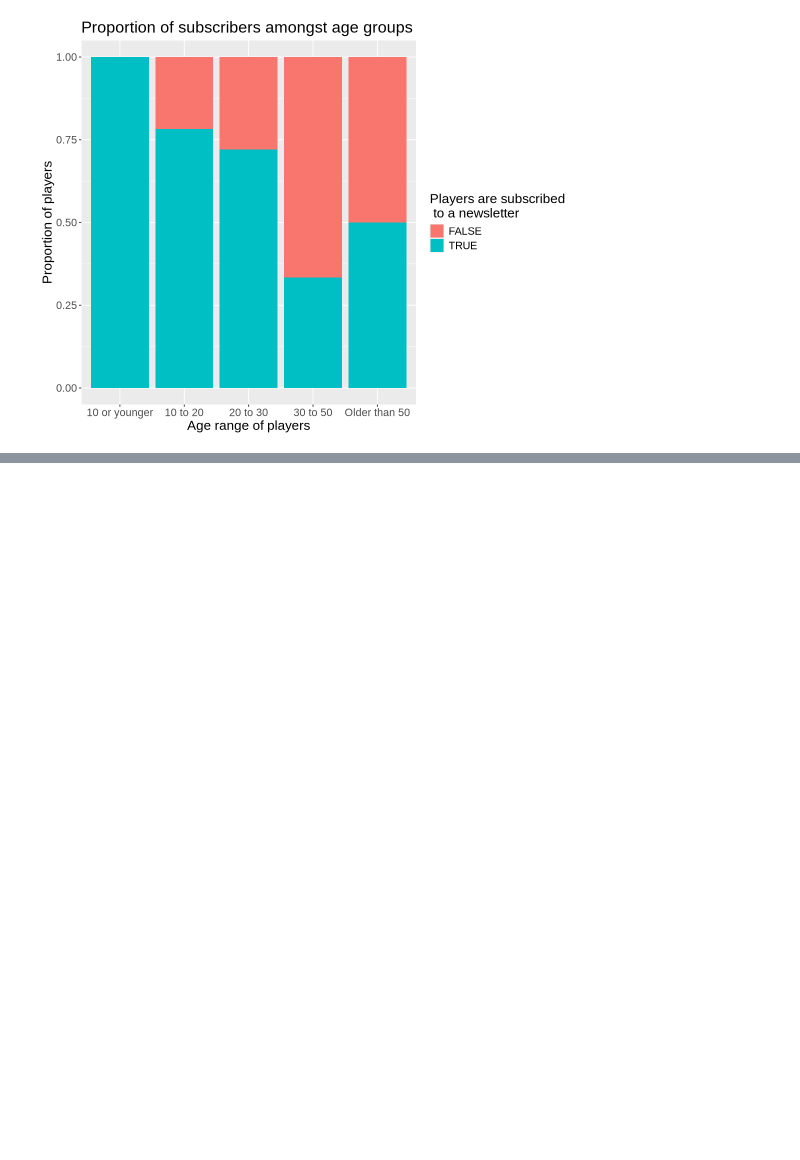
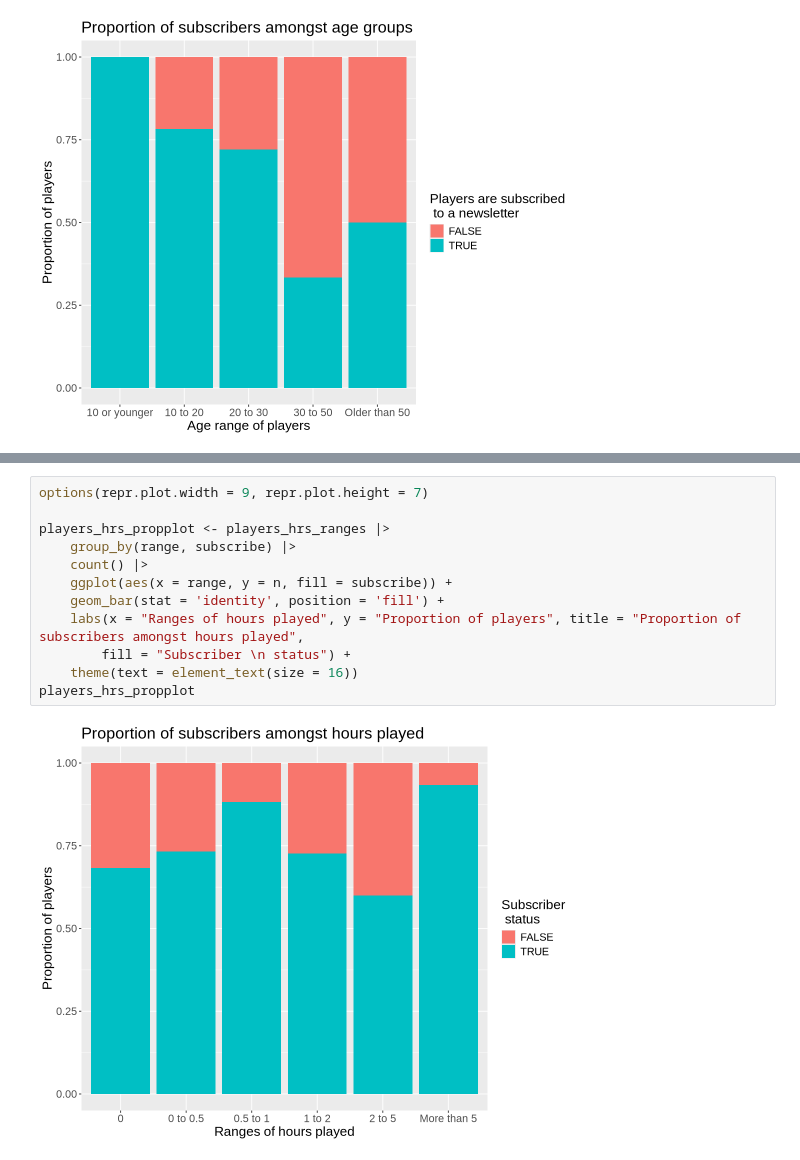
Before and after one commit to sjhillen/DSCI-Group-Project, a Jupyter notebook: Gio_testing.ipynb, the cells around one changed output, grey strips where cells are left out. Drawn from its saved outputs; the diff is of its cells as text; blank space fills up the shorter version.

```diff
--- a/Gio_testing.ipynb
+++ b/Gio_testing.ipynb
@@ -94,0 +135,14 @@ players_age_ranges_propplot
+# %%
+options(repr.plot.width = 9, repr.plot.height = 7)
+
+players_hrs_propplot <- players_hrs_ranges |>
+    group_by(range, subscribe) |>
+    count() |>
+    ggplot(aes(x = range, y = n, fill = subscribe)) +
+    geom_bar(stat = 'identity', position = 'fill') +
+    labs(x = "Ranges of hours played", y = "Proportion of players", title = "Proportion of subscribers amongst hours played",
+        fill = "Subscriber \n status") +
+    theme(text = element_text(size = 16))
+players_hrs_propplot
+# %% [output]
+[figure, added]
```
Also changed, not shown: parts of 5 cells of this notebook, 1 other file.
